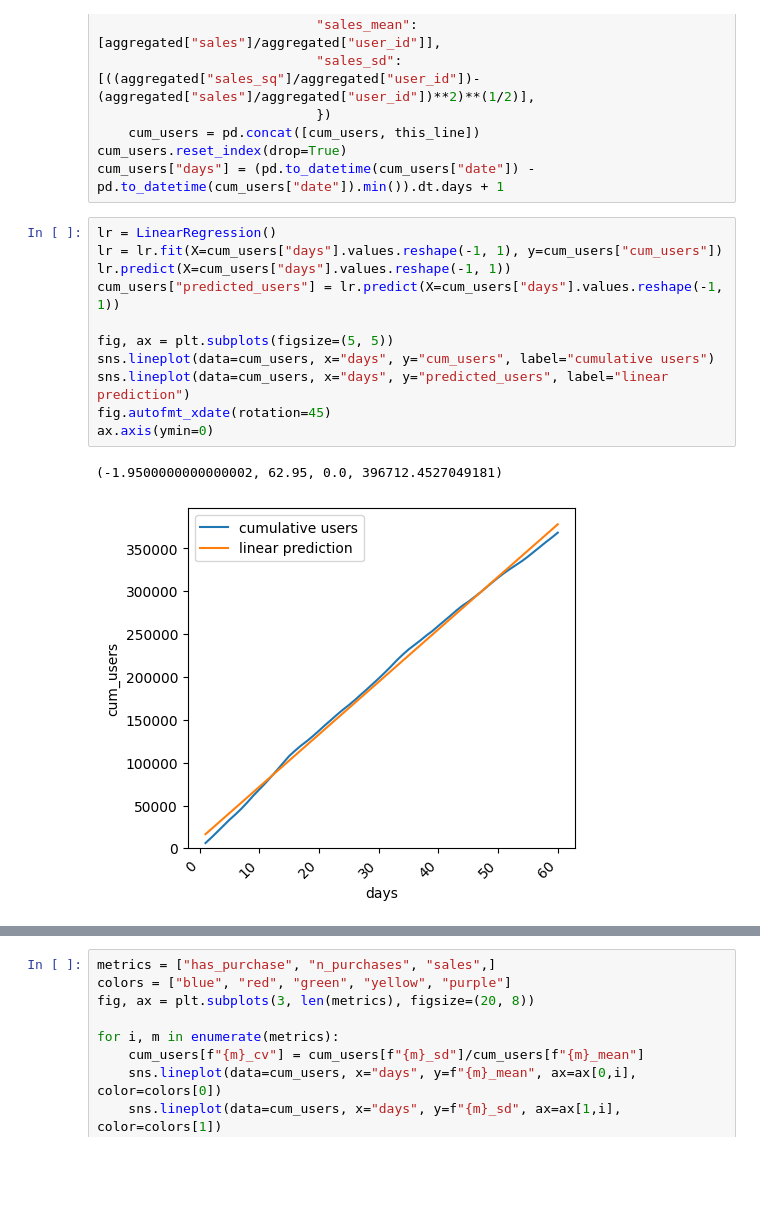
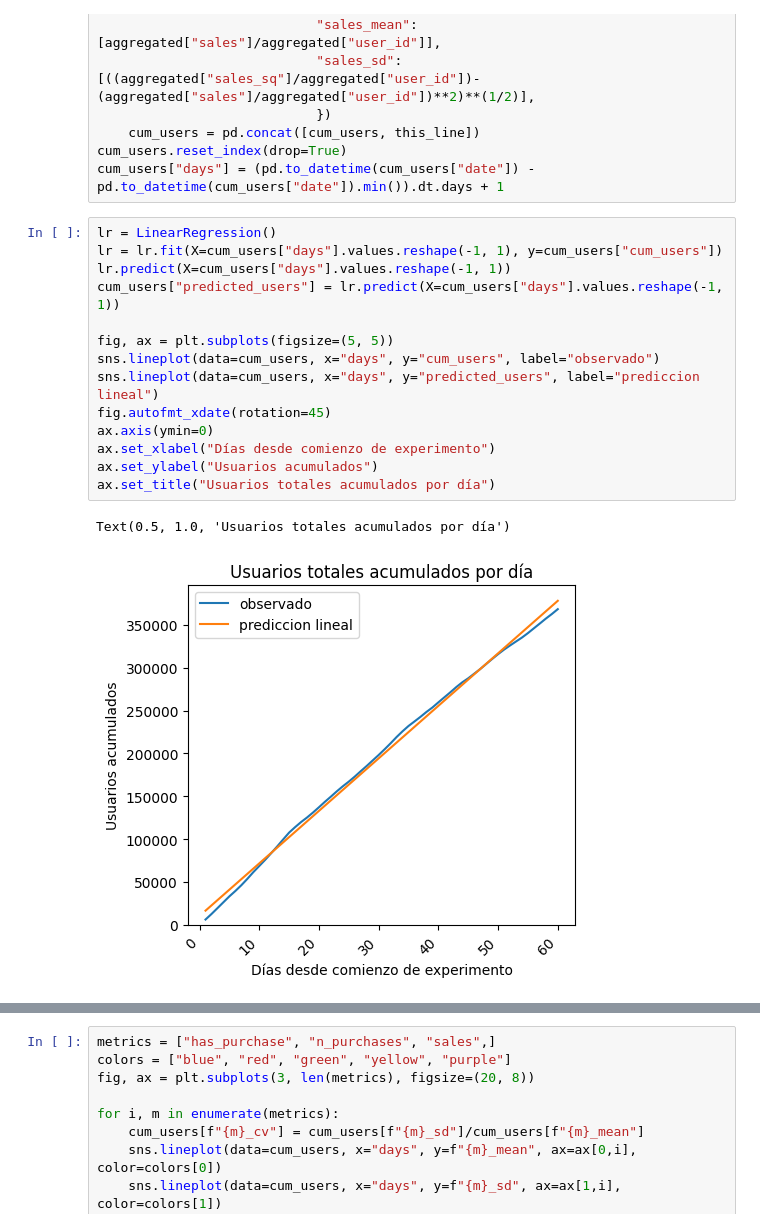
Before and after one commit to Bati-bot/Design-of-experiments-DOE, a Jupyter notebook: sample_size_estimation.ipynb, the cells around one changed output, grey strips where cells are left out. Cells and saved outputs as stored; diff of their text form; blank space fills up the shorter version.

Commit message:
Format the plots for the document

```diff
--- a/sample_size_estimation.ipynb
+++ b/sample_size_estimation.ipynb
@@ -90,14 +83,17 @@ cum_users["days"] = (pd.to_datetime(cum_users["date"]) - pd.to_datetime(cum_user
 # %%
 lr = LinearRegression()
 lr = lr.fit(X=cum_users["days"].values.reshape(-1, 1), y=cum_users["cum_users"])
 lr.predict(X=cum_users["days"].values.reshape(-1, 1))
 cum_users["predicted_users"] = lr.predict(X=cum_users["days"].values.reshape(-1, 1))
 
 fig, ax = plt.subplots(figsize=(5, 5))
-sns.lineplot(data=cum_users, x="days", y="cum_users", label="cumulative users")
-sns.lineplot(data=cum_users, x="days", y="predicted_users", label="linear prediction")
+sns.lineplot(data=cum_users, x="days", y="cum_users", label="observado")
+sns.lineplot(data=cum_users, x="days", y="predicted_users", label="prediccion lineal")
 fig.autofmt_xdate(rotation=45)
 ax.axis(ymin=0)
+ax.set_xlabel("Días desde comienzo de experimento")
+ax.set_ylabel("Usuarios acumulados")
+ax.set_title("Usuarios totales acumulados por día")
 # %% [output]
-(-1.9500000000000002, 62.95, 0.0, 396712.4527049181)
+Text(0.5, 1.0, 'Usuarios totales acumulados por día')
-[figure, old version]
+[figure, new version]
```
Also changed, not shown: parts of 8 cells of this notebook, 1 other file.
